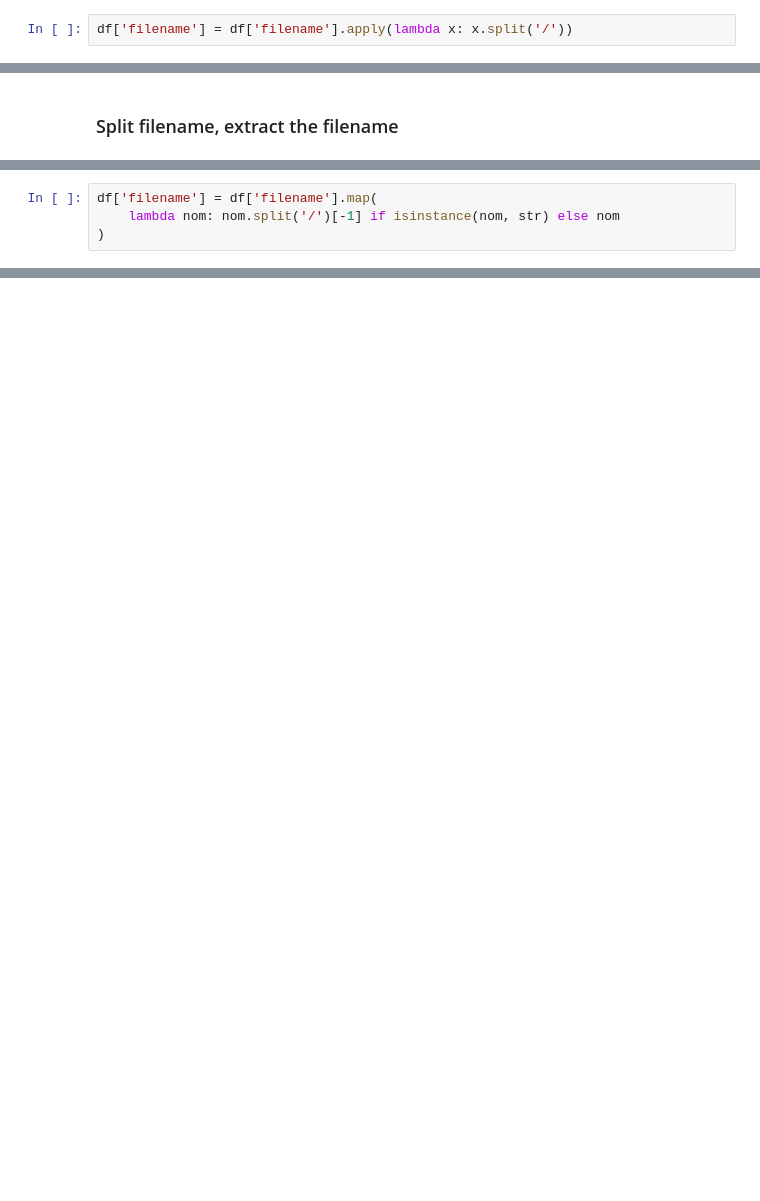
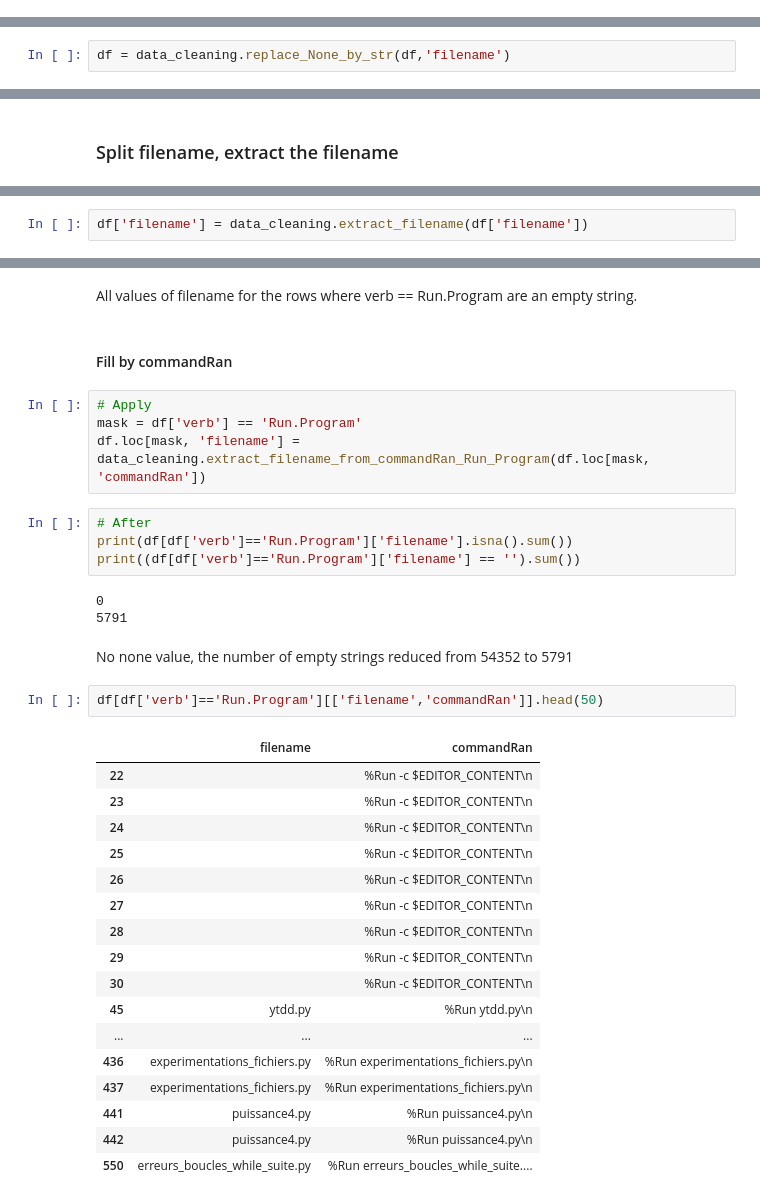
Before and after one commit to sana-mirahsani/ApprentissagePython-Tests, a Jupyter notebook: notebooks/nettoyage_fichiers.ipynb, the cells around one changed output, grey strips where cells are left out. Saved outputs shown, nothing was run; the diff lists cells and outputs as text; blank space fills up the shorter version.

Commit message:
cleaning Run.Program

```diff
--- a/notebooks/nettoyage_fichiers.ipynb
+++ b/notebooks/nettoyage_fichiers.ipynb
@@ -28,2 +27,0 @@ AttributeError: 'float' object has no attribute 'split'
-# %%
-df['filename'] = df['filename'].apply(lambda x: x.split('/'))
@@ -31,0 +35,2 @@ AttributeError: 'float' object has no attribute 'split'
+# %%
+df = data_cleaning.replace_None_by_str(df,'filename')
@@ -40,6 +74,4 @@ array([nan, 'puissance4.py', 'devinette.py', ..., 'TP 2 .py', 'RR2.py',
 # %%
-df['filename'] = df['filename'].map(
-    lambda nom: nom.split('/')[-1] if isinstance(nom, str) else nom
-)
+df['filename'] = data_cleaning.extract_filename(df['filename'])
 # %%
 # After
@@ -49,0 +142,37 @@ array([nan, 'puissance4.py', 'devinette.py', ..., 'TP 2 .py', 'RR2.py',
+# %% [markdown]
+All values of filename for the rows where verb == Run.Program are an empty string.
+# %% [markdown]
+#### Fill by commandRan
+# %%
+# Apply
+mask = df['verb'] == 'Run.Program'
+df.loc[mask, 'filename'] = data_cleaning.extract_filename_from_commandRan_Run_Program(df.loc[mask, 'commandRan'])
+# %%
+# After
+print(df[df['verb']=='Run.Program']['filename'].isna().sum())
+print((df[df['verb']=='Run.Program']['filename'] == '').sum())
+# %% [output]
+0
+5791
+# %% [markdown]
+No none value, the number of empty strings reduced from 54352 to 5791
+# %%
+df[df['verb']=='Run.Program'][['filename','commandRan']].head(50)
+# %% [output]
+|  | filename | commandRan |
+| 22 |  | %Run -c $EDITOR_CONTENT\n |
+| 23 |  | %Run -c $EDITOR_CONTENT\n |
+| 24 |  | %Run -c $EDITOR_CONTENT\n |
+| 25 |  | %Run -c $EDITOR_CONTENT\n |
+| 26 |  | %Run -c $EDITOR_CONTENT\n |
+| 27 |  | %Run -c $EDITOR_CONTENT\n |
+| 28 |  | %Run -c $EDITOR_CONTENT\n |
+| 29 |  | %Run -c $EDITOR_CONTENT\n |
+| 30 |  | %Run -c $EDITOR_CONTENT\n |
+| 45 | ytdd.py | %Run ytdd.py\n |
+| ... | ... | ... |
+| 436 | experimentations_fichiers.py | %Run experimentations_fichiers.py\n |
+| 437 | experimentations_fichiers.py | %Run experimentations_fichiers.py\n |
+| 441 | puissance4.py | %Run puissance4.py\n |
+| 442 | puissance4.py | %Run puissance4.py\n |
+| 550 | erreurs_boucles_while_suite.py | %Run erreurs_boucles_while_suite.... |
```
Also changed, not shown: parts of 33 cells of this notebook, 2 other files.
